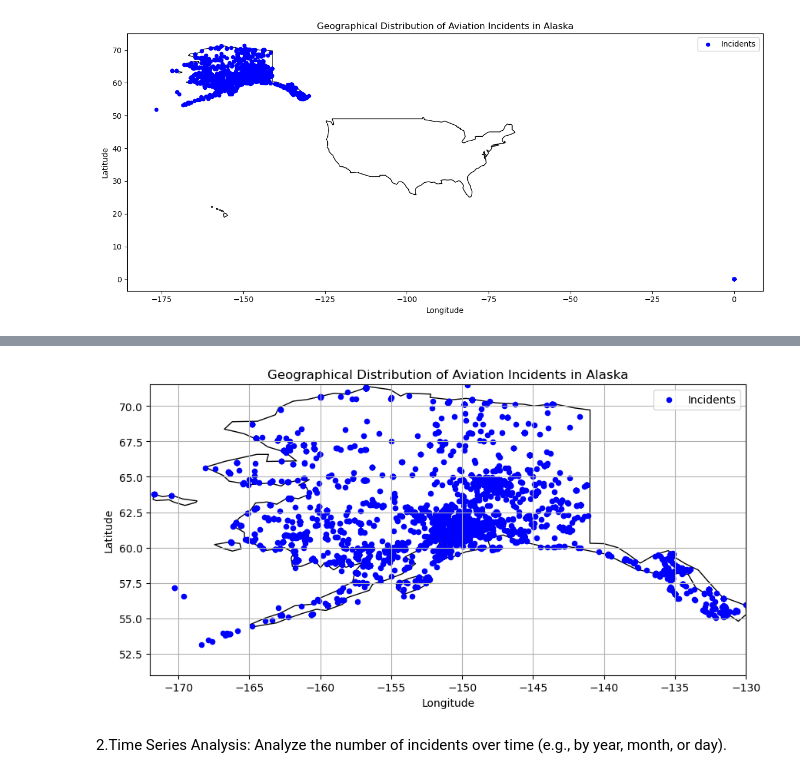
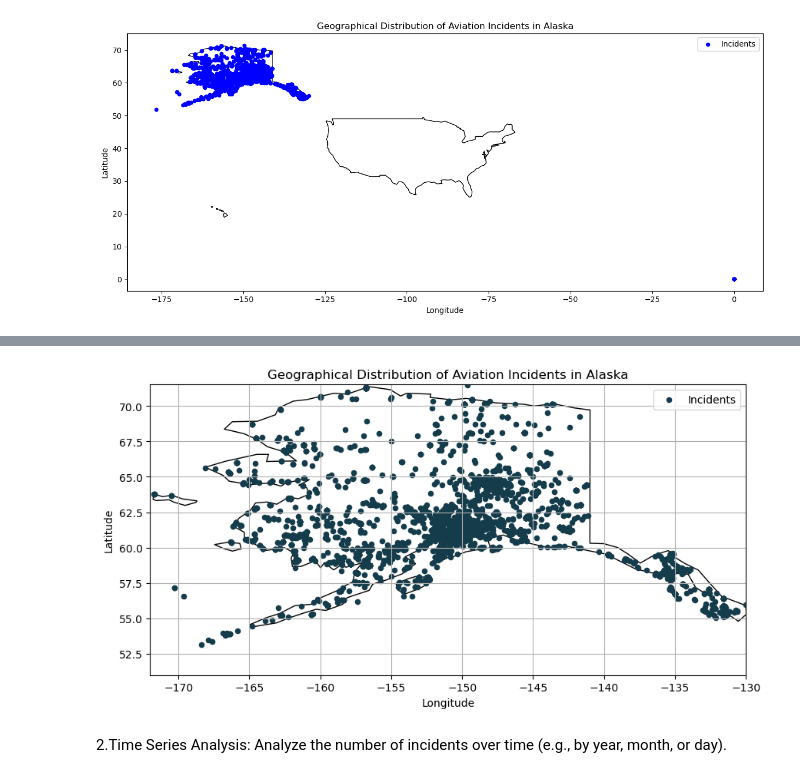
Before and after one commit to TheMirch/dsi-group-project, a Jupyter notebook: code/Moe_file_using_alaska_secV2.ipynb, the cells around one changed output, grey strips where cells are left out. Saved outputs shown, nothing was run; the diff lists cells and outputs as text; code cells hidden in the pictures.

```diff
--- a/code/Moe_file_using_alaska_secV2.ipynb
+++ b/code/Moe_file_using_alaska_secV2.ipynb
@@ -50,22 +61,22 @@ plt.show()
 # %%
 #Zoom In
 
 BBox = (-172.0, -130.0, 51.0, 71.5)
 fig, ax = plt.subplots(figsize=(10, 16))
 alaska_map.plot(ax=ax, color='white', edgecolor='black')
-gdf.plot(ax=ax, markersize=20, color='blue', marker='o', label='Incidents')
+gdf.plot(ax=ax, markersize=20, color='#153C4B', marker='o', label='Incidents')
 
 ax.set_xlim(BBox[0], BBox[1])
 ax.set_ylim(BBox[2], BBox[3])
 
 ax.set_title('Geographical Distribution of Aviation Incidents in Alaska')
 ax.set_xlabel('Longitude')
 ax.set_ylabel('Latitude')
 plt.grid()
 plt.legend()
 plt.show()
 # %% [output]
-[figure, old version]
+[figure, new version]
 # %% [markdown]
 2.Time Series Analysis: Analyze the number of incidents over time (e.g., by year, month, or day).
 # %%
```
Also changed, not shown: parts of 4 cells of this notebook.
